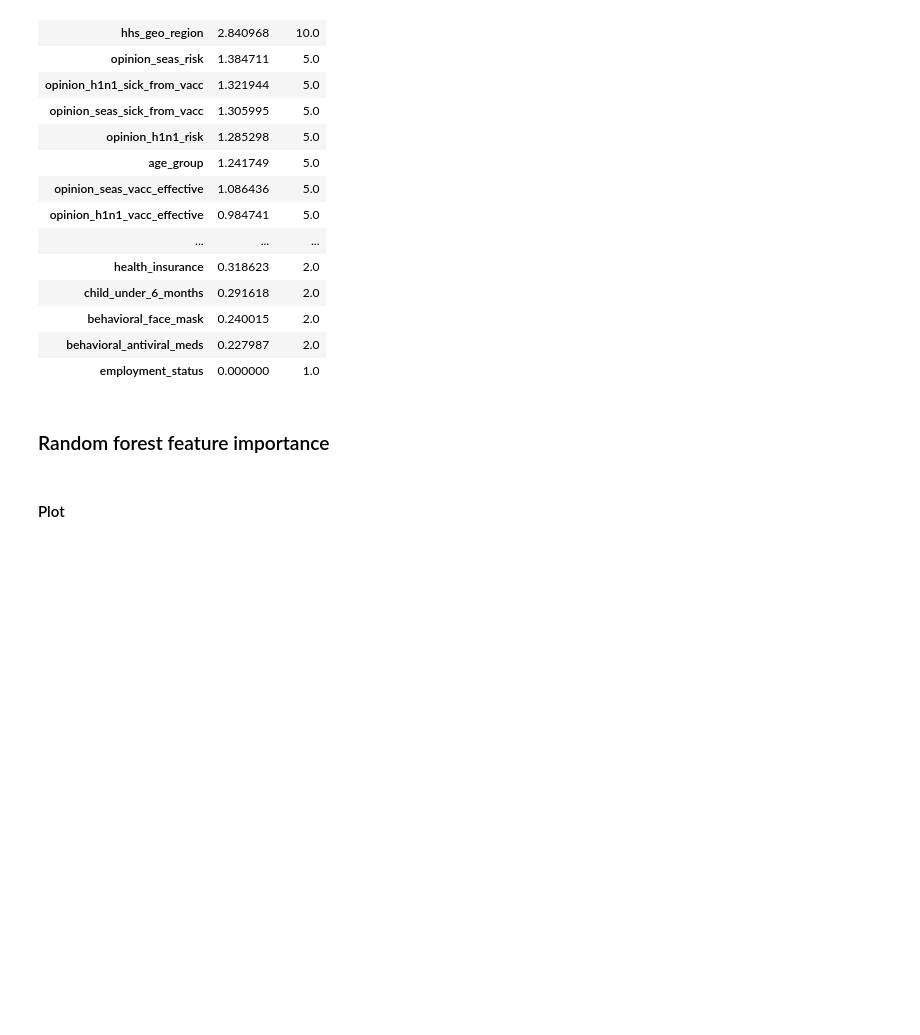
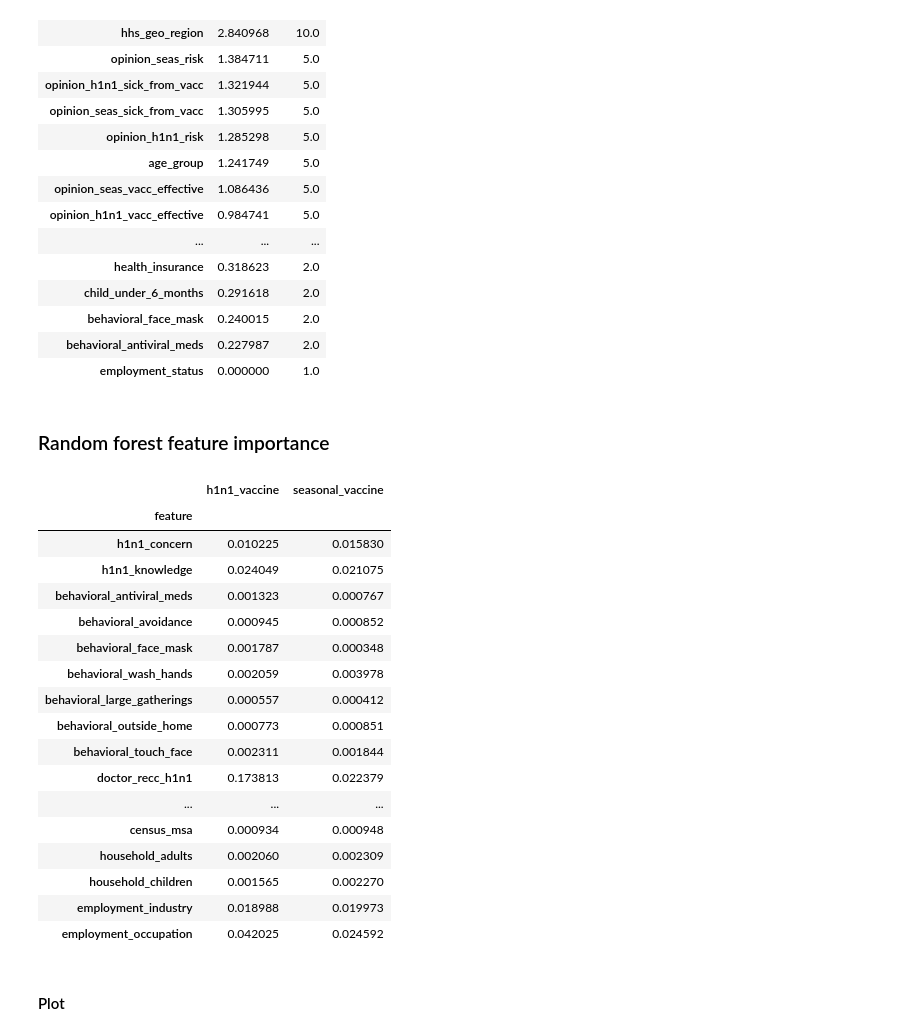
Before and after one commit to Frallmeister/drivendata-h1n1, a Jupyter notebook: notebooks/explore_data.ipynb, the cells around one changed output. Drawn from its saved outputs; the diff is of its cells as text; code cells hidden in the pictures; blank space fills up the shorter version.

```diff
--- a/notebooks/explore_data.ipynb
+++ b/notebooks/explore_data.ipynb
@@ -185,2 +190,23 @@ df_forest.set_index('feature', inplace=True)
+# %%
+df_forest
+# %% [output]
+|  | h1n1_vaccine | seasonal_vaccine |
+| feature |  |  |
+| h1n1_concern | 0.010225 | 0.015830 |
+| h1n1_knowledge | 0.024049 | 0.021075 |
+| behavioral_antiviral_meds | 0.001323 | 0.000767 |
+| behavioral_avoidance | 0.000945 | 0.000852 |
+| behavioral_face_mask | 0.001787 | 0.000348 |
+| behavioral_wash_hands | 0.002059 | 0.003978 |
+| behavioral_large_gatherings | 0.000557 | 0.000412 |
+| behavioral_outside_home | 0.000773 | 0.000851 |
+| behavioral_touch_face | 0.002311 | 0.001844 |
+| doctor_recc_h1n1 | 0.173813 | 0.022379 |
+| ... | ... | ... |
+| census_msa | 0.000934 | 0.000948 |
+| household_adults | 0.002060 | 0.002309 |
+| household_children | 0.001565 | 0.002270 |
+| employment_industry | 0.018988 | 0.019973 |
+| employment_occupation | 0.042025 | 0.024592 |
 # %% [markdown]
 #### Plot
```
Also changed, not shown: parts of 12 cells of this notebook.
